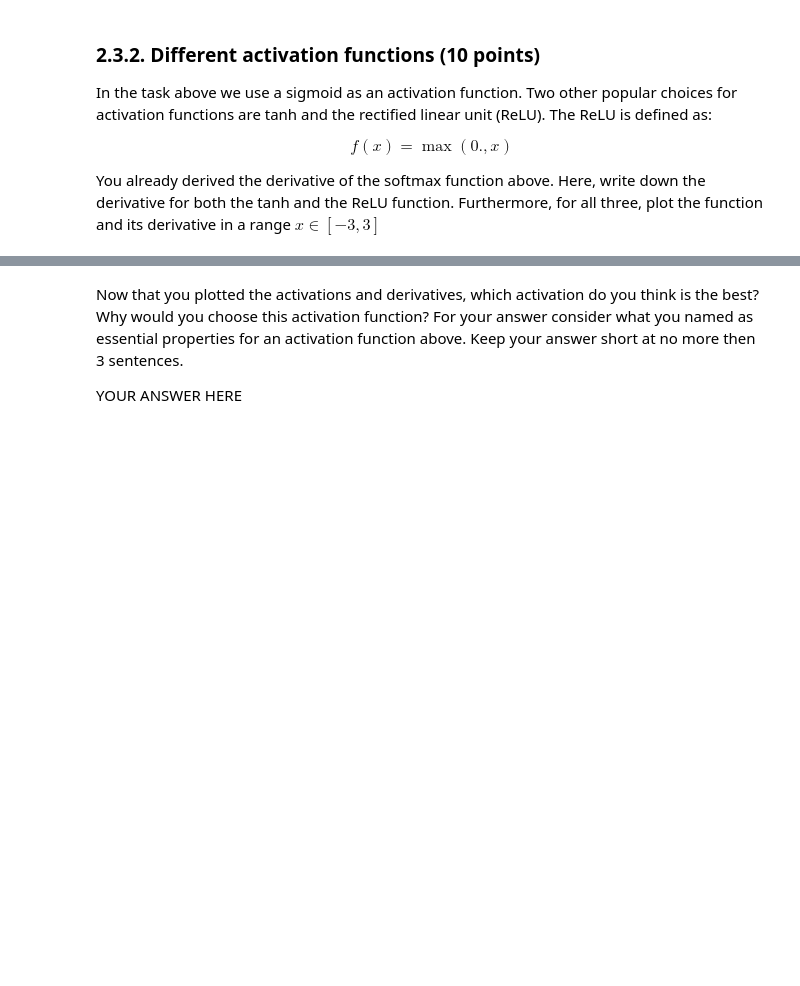
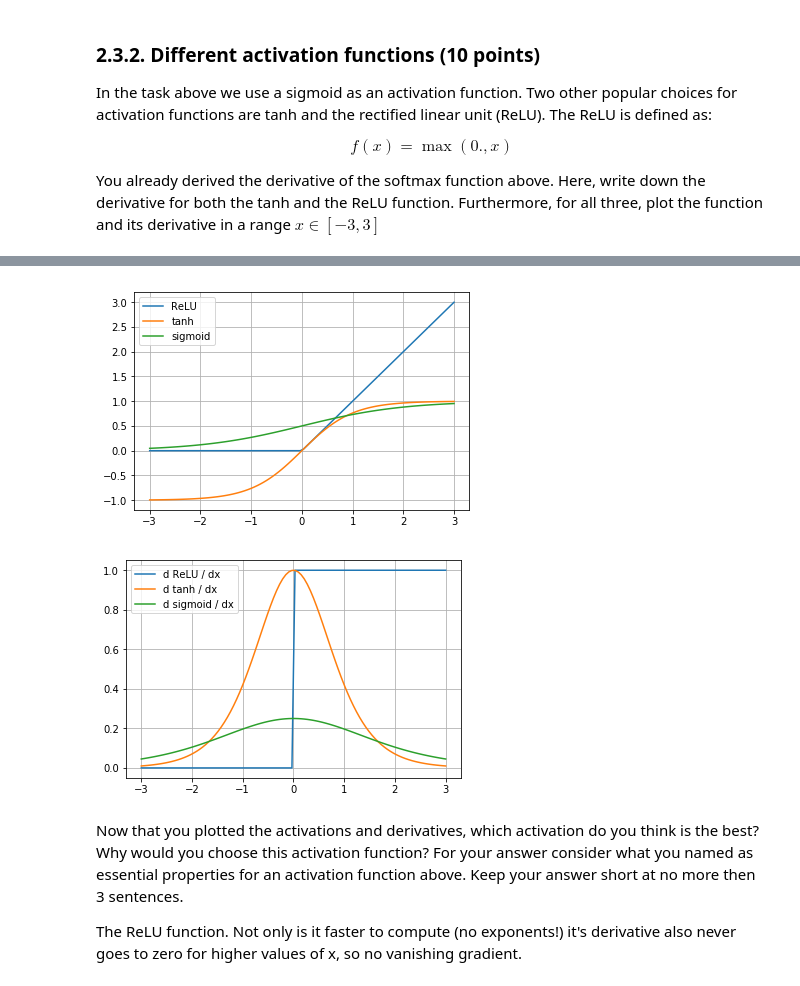
Before and after one commit to jurrew27/machine-learning, a Jupyter notebook: 11252138_10580467_lab2.ipynb, the cells around one changed output, grey strips where cells are left out. Drawn from its saved outputs; the diff is of its cells as text; code cells hidden in the pictures; blank space fills up the shorter version.

```diff
--- a/11252138_10580467_lab2.ipynb
+++ b/11252138_10580467_lab2.ipynb
@@ -712,6 +808,38 @@ raise NotImplementedError()
+# %%
+# plot the function and the derivative for the activations sigmoid, tanh and ReLU.
+
+domain = np.linspace(-3, 3, 100)
+
+relu = lambda x: np.maximum(0.0, x)
+tanh = lambda x: (np.exp(2 * x) - 1) / (np.exp(2 * x) + 1)
+sigmoid = lambda x: 1 / (1 + np.exp(-x))
+
+plt.figure()
+plt.grid()
+plt.plot(domain, relu(domain), label='ReLU')
+plt.plot(domain, tanh(domain), label='tanh')
+plt.plot(domain, sigmoid(domain), label='sigmoid')
+plt.legend()
+plt.show()
+
+drelu = lambda x: np.where(x > 0, 1, 0)
+dtanh = lambda x: 1 - tanh(x)**2
+dsigmoid = lambda x: sigmoid(x) * (1 - sigmoid(x))
+
+
+plt.figure()
+plt.grid()
+plt.plot(domain, drelu(domain), label='d ReLU / dx')
+plt.plot(domain, dtanh(domain), label='d tanh / dx')
+plt.plot(domain, dsigmoid(domain), label='d sigmoid / dx')
+plt.legend()
+plt.show()
+# %% [output]
+[figure, added]
+[figure, added]
 # %% [markdown]
 Now that you plotted the activations and derivatives, which activation do you think is the best? Why would you choose this activation function? For your answer consider what you named as essential properties for an activation function above. Keep your answer short at no more then 3 sentences.
 
-YOUR ANSWER HERE
+The ReLU function. Not only is it faster to compute (no exponents!) it's derivative also never goes to zero for higher values of x, so no vanishing gradient.
 # %%
 print('Notebook ran in {:2.3} minutes.'.format((time.time()-start)/60))
```
Also changed, not shown: parts of 22 cells of this notebook.
